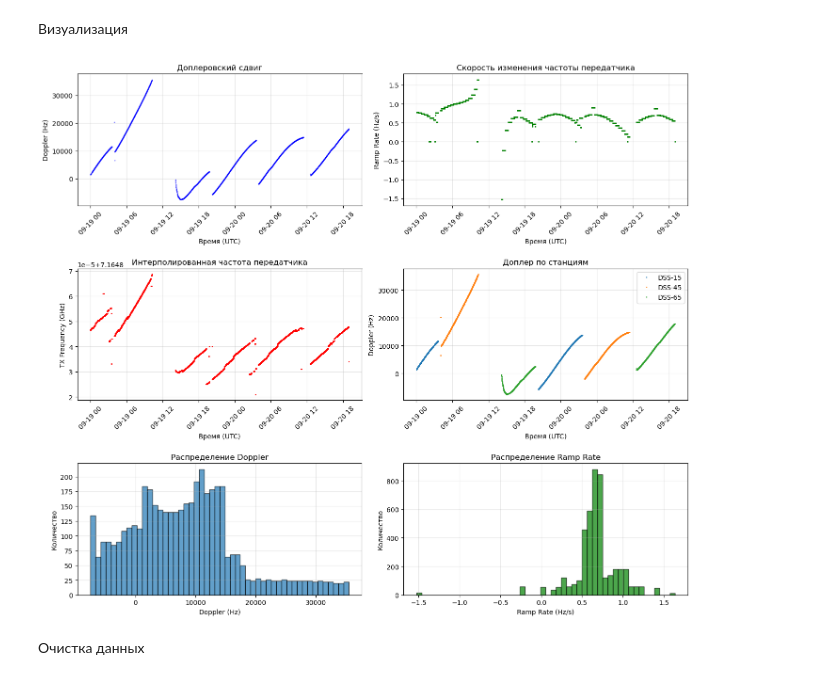
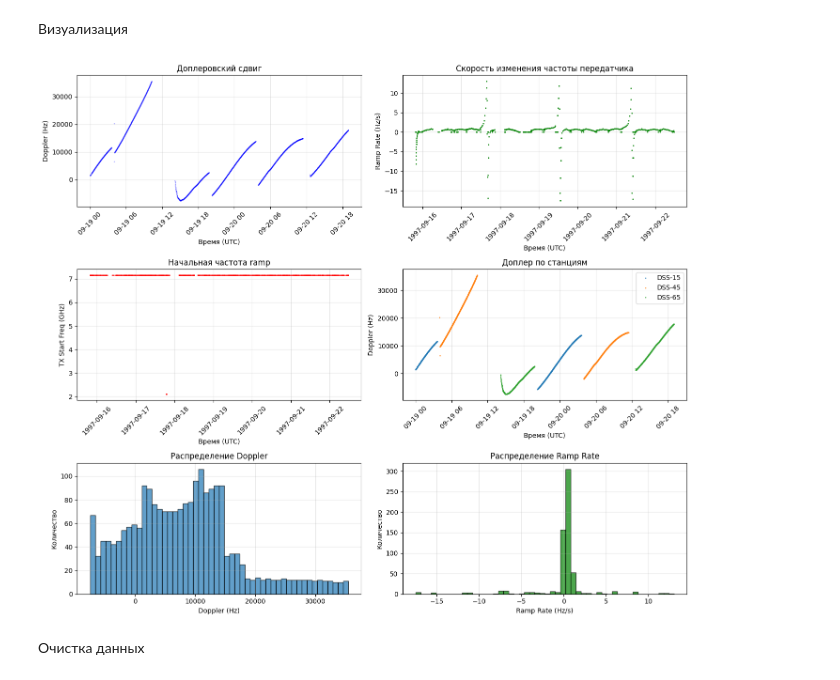
Before and after one commit to nikitakozmin/spacecraft_orbit-clarification, a Jupyter notebook: parser.ipynb, the cells around one changed output. Saved outputs shown, nothing was run; the diff lists cells and outputs as text; code cells hidden in the pictures.

Commit message:
update parser

```diff
--- a/parser.ipynb
+++ b/parser.ipynb
@@ -661,76 +446,79 @@ receiving_station_id
 Визуализация
 # %%
 import matplotlib.pyplot as plt
+import pandas as pd
+
+# --- Загружаем выходные таблицы ---
+doppler_df = pd.read_csv('output_data/mgs_doppler.csv', parse_dates=['datetime_utc'])
+ramp_df = pd.read_csv('output_data/mgs_ramp.csv', parse_dates=['ramp_datetime_utc'])
 
 fig, axes = plt.subplots(3, 2, figsize=(14, 12))
 
 # 1. Доплер во времени
 ax = axes[0, 0]
-ax. plot(df_result['datetime_utc'], df_result['doppler_hz'], 'b. ', markersize=1, alpha=0.5)
+ax.plot(doppler_df['datetime_utc'], doppler_df['doppler_hz'],
+        'b.', markersize=1, alpha=0.5)
 ax.set_xlabel('Время (UTC)')
 ax.set_ylabel('Doppler (Hz)')
 ax.set_title('Доплеровский сдвиг')
 ax.tick_params(axis='x', rotation=45)
 ax.grid(True, alpha=0.3)
 
-# 2. Ramp Rate во времени (из объединённых данных)
+# 2. Ramp Rate во времени (теперь из ramp_df)
 ax = axes[0, 1]
-mask = df_result['ramp_rate_hz_s'].notna()
-ax.plot(df_result. loc[mask, 'datetime_utc'],
-        df_result.loc[mask, 'ramp_rate_hz_s'], 'g. ', markersize=2)
+ax.plot(ramp_df['ramp_datetime_utc'], ramp_df['ramp_rate_hz_s'],
+        'g.', markersize=2)
 ax.set_xlabel('Время (UTC)')
 ax.set_ylabel('Ramp Rate (Hz/s)')
 ax.set_title('Скорость изменения частоты передатчика')
 ax.tick_params(axis='x', rotation=45)
 ax.grid(True, alpha=0.3)
 
-# 3. Интерполированная частота передатчика
+# 3. Абсолютная ramp-частота по времени (ramp_df)
 ax = axes[1, 0]
-mask = df_result['interpolated_tx_freq_hz'].notna()
-ax.plot(df_result.loc[mask, 'datetime_utc'],
-        df_result.loc[mask, 'interpolated_tx_freq_hz']/1e9, 'r.', markersize=2)
+ax.plot(ramp_df['ramp_datetime_utc'], ramp_df['ramp_start_freq_hz'] / 1e9,
+        'r.', markersize=2)
 ax.set_xlabel('Время (UTC)')
-ax.set_ylabel('TX Frequency (GHz)')
-ax.set_title('Интерполированная частота передатчика')
+ax.set_ylabel('TX Start Freq (GHz)')
+ax.set_title('Начальная частота ramp')
 ax.tick_params(axis='x', rotation=45)
 ax.grid(True, alpha=0.3)
 
 # 4. Доплер по станциям
 ax = axes[1, 1]
-for station in sorted(df_result['receiving_station_id'].unique()):
-    mask = df_result['receiving_station_id'] == station
-    ax. plot(df_result.loc[mask, 'datetime_utc'],
-            df_result.loc[mask, 'doppler_hz'], '. ',
-            markersize=2, label=f'DSS-{station}', alpha=0.7)
+for station in sorted(doppler_df['receiving_station_id'].unique()):
+    mask = doppler_df['receiving_station_id'] == station
+    ax.plot(doppler_df.loc[mask, 'datetime_utc'],
+            doppler_df.loc[mask, 'doppler_hz'],
+            '.', markersize=2, label=f'DSS-{station}', alpha=0.7)
 ax.set_xlabel('Время (UTC)')
 ax.set_ylabel('Doppler (Hz)')
 ax.set_title('Доплер по станциям')
 ax.tick_params(axis='x', rotation=45)
 ax.legend()
 ax.grid(True, alpha=0.3)
 
 # 5. Гистограмма Doppler
 ax = axes[2, 0]
-ax. hist(df_result['doppler_hz'], bins=50, edgecolor='black', alpha=0.7)
+ax.hist(doppler_df['doppler_hz'], bins=50, edgecolor='black', alpha=0.7)
 ax.set_xlabel('Doppler (Hz)')
 ax.set_ylabel('Количество')
 ax.set_title('Распределение Doppler')
 ax.grid(True, alpha=0.3)
 
-# 6. Гистограмма Ramp Rate
+# 6. Гистограмма Ramp Rate (по ramp_df)
 ax = axes[2, 1]
-mask = df_result['ramp_rate_hz_s'].notna()
-ax.hist(df_result.loc[mask, 'ramp_rate_hz_s'], bins=50, edgecolor='black', alpha=0.7, color='green')
+ax.hist(ramp_df['ramp_rate_hz_s'], bins=50, edgecolor='black', alpha=0.7, color='green')
 ax.set_xlabel('Ramp Rate (Hz/s)')
 ax.set_ylabel('Количество')
 ax.set_title('Распределение Ramp Rate')
 ax.grid(True, alpha=0.3)
 
 plt.tight_layout()
 plt.savefig('output_data/combined_analysis.png', dpi=150)
 plt.show()
 # %% [output]
-[figure, old version]
+[figure, new version]
 # %% [markdown]
 Очистка данных
 # %%
```
Also changed, not shown: parts of 8 cells of this notebook.
